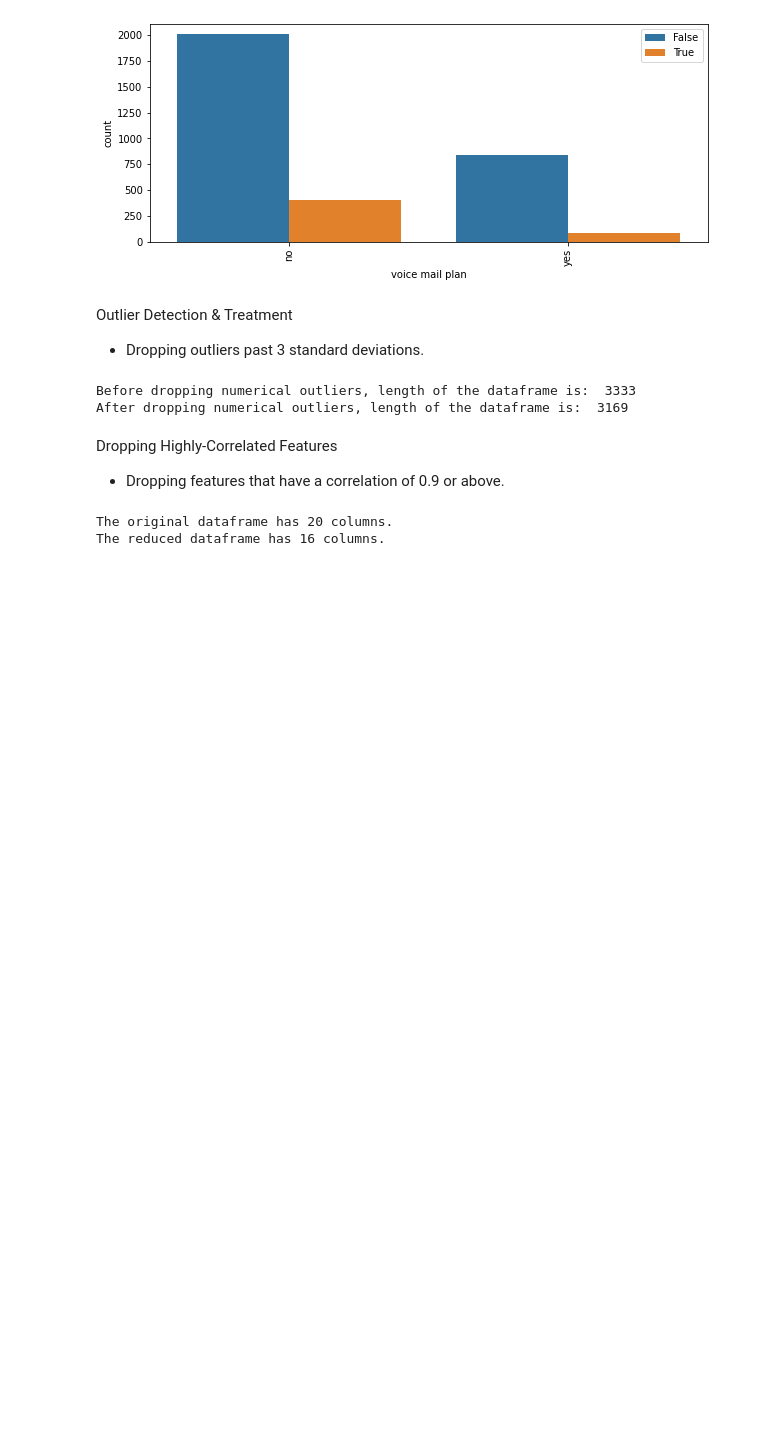
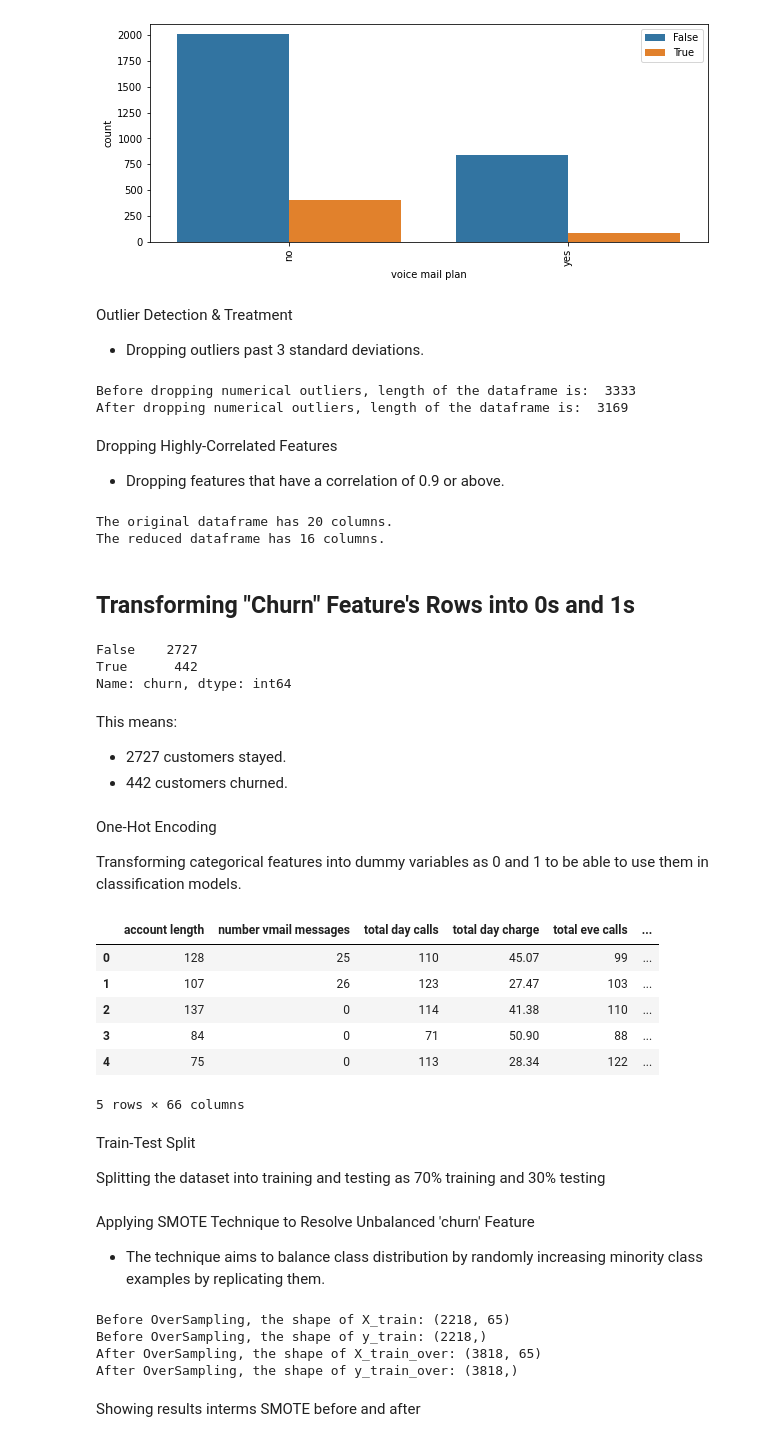
Before and after one commit to jodida01/Telecom-Churn-Prediction, a Jupyter notebook: churn.ipynb, the cells around one changed output. Cells and saved outputs as stored; diff of their text form; code cells hidden in the pictures; blank space fills up the shorter version.

Commit message:
Transforming Cgun Feature's Rows into 1 and 0

```diff
--- a/churn.ipynb
+++ b/churn.ipynb
@@ -334,3 +335,43 @@ print("The reduced dataframe has {} columns.".format(reduced_df.shape[1]))
 # %% [output]
 The original dataframe has 20 columns.
 The reduced dataframe has 16 columns.
+# %% [markdown]
+## Transforming "Churn" Feature's Rows into 0s and 1s
+# %%
+reduced_df['churn'].value_counts()
+# %% [output]
+False    2727
+True      442
+Name: churn, dtype: int64
+# %% [markdown]
+This means:
+
+- 2727 customers stayed.
+- 442 customers churned.
+# %% [markdown]
+One-Hot Encoding
+
+Transforming categorical features into dummy variables as 0 and 1 to be able to use them in classification models.
+# %%
+# One-hot encode selected categorical columns in one line
+reduced_df = pd.get_dummies(
+    reduced_df,
+    columns=['state', 'area code', 'international plan', 'voice mail plan'],
+    prefix=['state_is', 'area_code_is', 'international_plan_is', 'voice_mail_plan_is'],
+    drop_first=True,
+    dtype=np.int64
+)
+
+reduced_df.head()
+# %% [output]
+|  | account length | number vmail messages | total day calls | total day charge | total eve calls | ... |
+| 0 | 128 | 25 | 110 | 45.07 | 99 | ... |
+| 1 | 107 | 26 | 123 | 27.47 | 103 | ... |
+| 2 | 137 | 0 | 114 | 41.38 | 110 | ... |
+| 3 | 84 | 0 | 71 | 50.90 | 88 | ... |
+| 4 | 75 | 0 | 113 | 28.34 | 122 | ... |
+5 rows × 66 columns
+# %% [markdown]
+Train-Test Split
+
+Splitting the dataset into training and testing as 70% training and 30% testing
@@ -336,0 +387,18 @@ The reduced dataframe has 16 columns.
+# %% [markdown]
+Applying SMOTE Technique to Resolve Unbalanced 'churn' Feature
+- The technique aims to balance class distribution by randomly increasing minority class examples by replicating them.
+# %%
+# applying Synthetic Minority Oversampling Technique ("SMOTE")
+sm = SMOTE(k_neighbors=5, random_state=42)
+X_train_over, y_train_over = sm.fit_resample(X_train, y_train)
+print('Before OverSampling, the shape of X_train: {}'.format(X_train.shape))
+print('Before OverSampling, the shape of y_train: {}'.format(y_train.shape))
+print('After OverSampling, the shape of X_train_over: {}'.format(X_train_over.shape))
+print('After OverSampling, the shape of y_train_over: {}'.format(y_train_over.shape))
+# %% [output]
+Before OverSampling, the shape of X_train: (2218, 65)
+Before OverSampling, the shape of y_train: (2218,)
+After OverSampling, the shape of X_train_over: (3818, 65)
+After OverSampling, the shape of y_train_over: (3818,)
+# %% [markdown]
+Showing results interms SMOTE before and after
```
Also changed, not shown: parts of 4 cells of this notebook.
